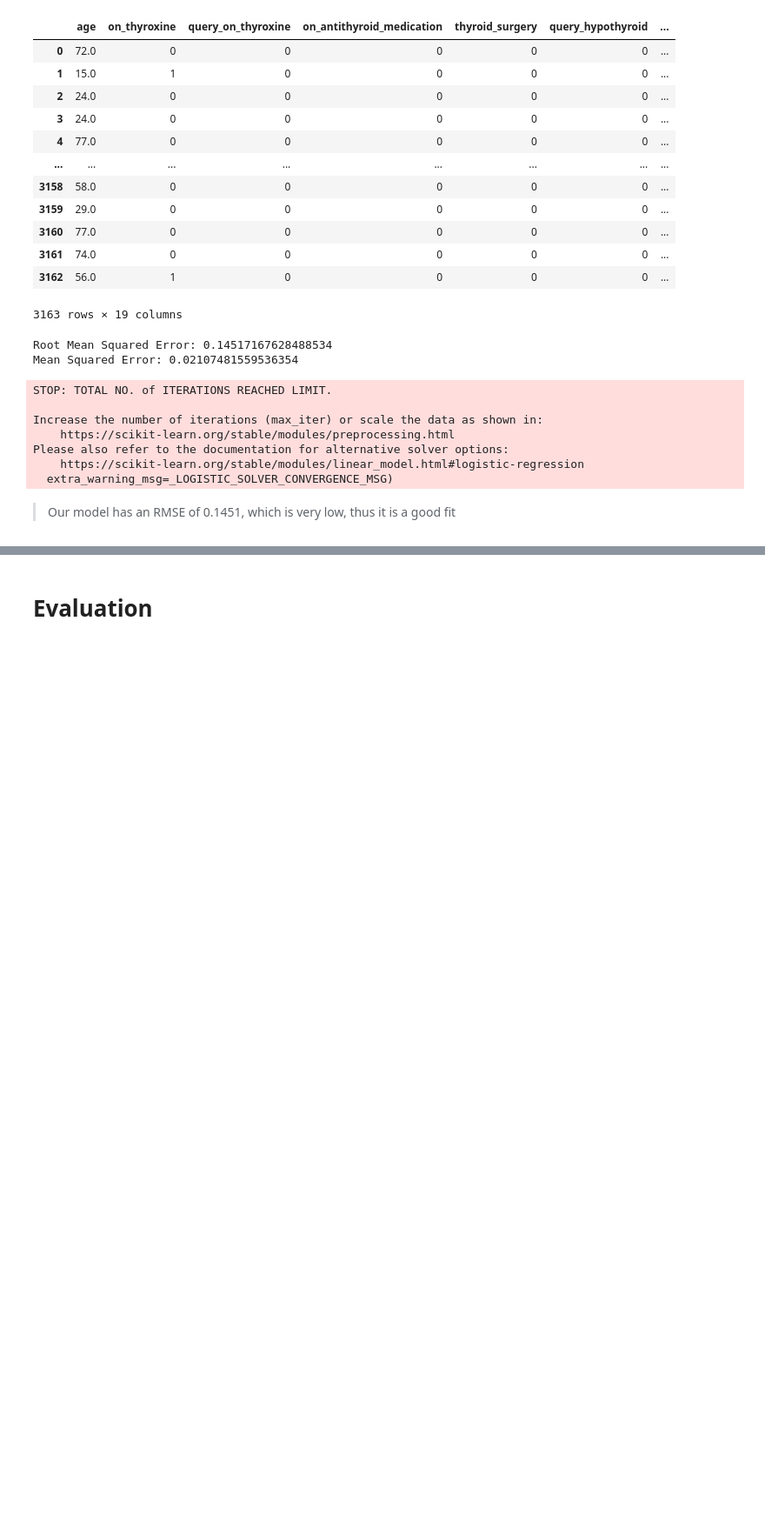
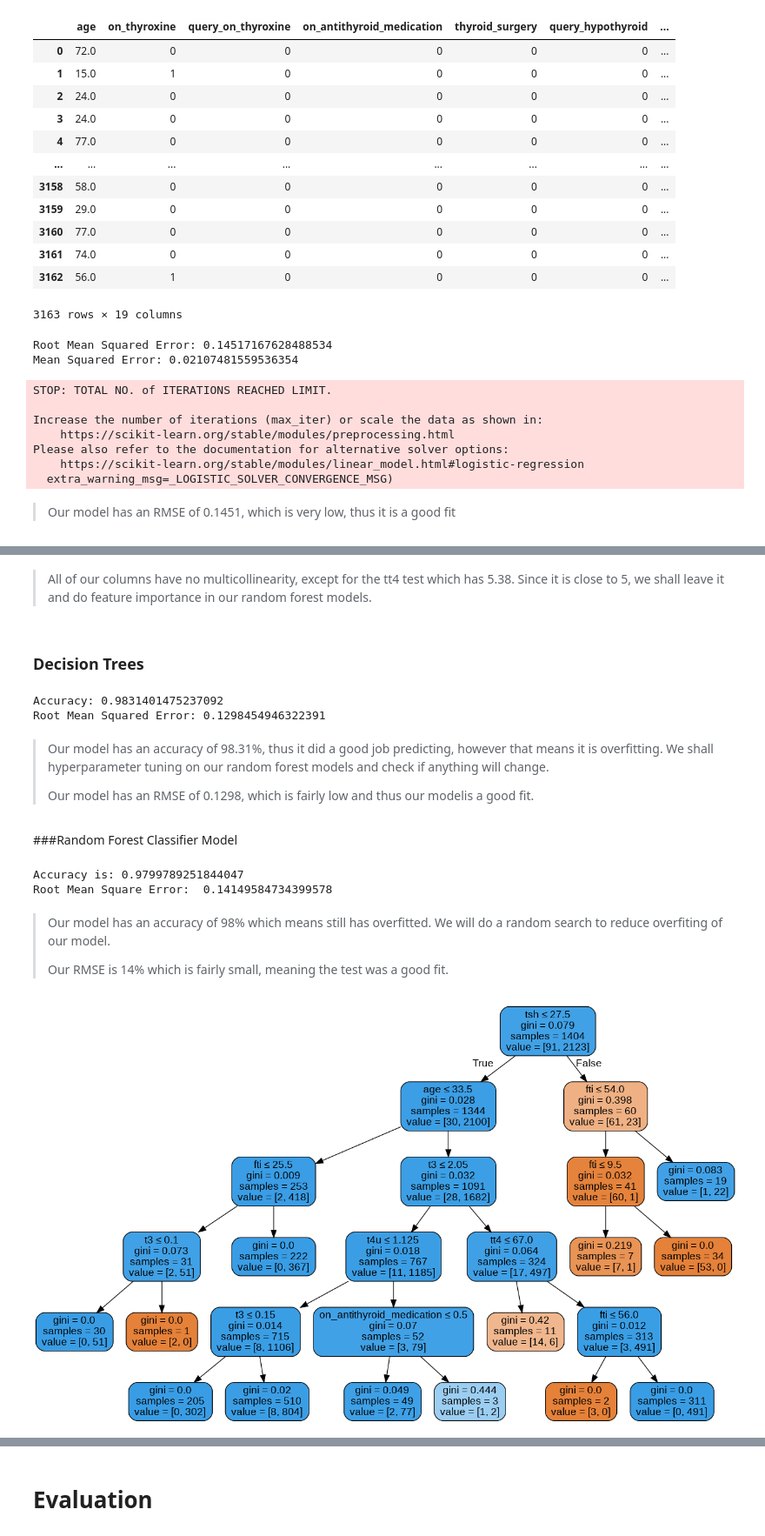
Before and after one commit to beatricekiplagat/Hypothyroidism-Prediction, a Jupyter notebook: Hypothyroidism_Prediction.ipynb, the cells around one changed output, grey strips where cells are left out. Shown at 87% size. Drawn from its saved outputs; the diff is of its cells as text; code cells hidden in the pictures; blank space fills up the shorter version.

```diff
--- a/Hypothyroidism_Prediction.ipynb
+++ b/Hypothyroidism_Prediction.ipynb
@@ -809,0 +811,49 @@ df_num
+# %% [markdown]
+> All of our columns have no multicollinearity, except for the tt4 test which has 5.38. Since it is close to 5, we shall leave it and do feature importance in our random forest models.
+# %% [markdown]
+### Decision Trees
+# %%
+# Defining the predictor and target variables.
+#
+X = df.drop(['status'],axis=1)
+y = df['status']
+# Building my model
+#
+X_train,X_test,y_train,y_test = train_test_split(X,y,test_size=0.3,random_state=101)
+tree = DecisionTreeClassifier()
+tree = tree.fit(X_train,y_train)
+y_pred = tree.predict(X_test)
+
+# Assessing the perfromance of the model.
+
+print('Accuracy:', metrics.accuracy_score(y_test,y_pred))
+print('Root Mean Squared Error:', np.sqrt(metrics.mean_squared_error(y_test,y_pred)))
+# %% [output]
+Accuracy: 0.9831401475237092
+Root Mean Squared Error: 0.1298454946322391
+# %% [markdown]
+> Our model has an accuracy of 98.31%, thus it did a good job predicting, however that means it is overfitting. We shall hyperparameter tuning on our random forest models and check if anything will change.
+>
+> Our model has an RMSE of 0.1298, which is fairly low and thus our modelis a good fit.
+# %% [markdown]
+###Random Forest Classifier Model
+# %%
+# Fitting our data in a Random Forest model.
+#
+forest = RandomForestClassifier(n_estimators=100,random_state=42,min_samples_split=20,max_depth=5)
+forest.fit(X_train,y_train)
+
+# Predicting using our test values.
+#
+y_predict = forest.predict(X_test)
+
+#Printing out the mtrics which is the RMSE and the accuracy
+print('Accuracy is:', metrics.accuracy_score(y_test,y_predict))
+print('Root Mean Square Error: ', np.sqrt(metrics.mean_squared_error(y_test,y_predict)))
+# %% [output]
+Accuracy is: 0.9799789251844047
+Root Mean Square Error:  0.14149584734399578
+# %% [markdown]
+> Our model has an accuracy of 98% which means still has overfitted. We will do a random search to reduce overfiting of our model.
+>
+> Our RMSE is 14% which is fairly small, meaning the test was a good fit.
@@ -809,0 +863,15 @@ df_num
+# %%
+# Visualizing the decision tree of our 50th tree in our forest.
+#
+StringIO().write(str((1,2)))
+tree = forest.estimators_[3]
+
+dot_data = StringIO()
+export_graphviz(tree, out_file=dot_data,
+                filled=True, rounded=True,
+                special_characters=True,feature_names = X.columns)
+graph = pydotplus.graph_from_dot_data(dot_data.getvalue())
+graph.write_png('Hypothroidism')
+Image(graph.create_png())
+# %% [output]
+[figure, added]
```
Also changed, not shown: parts of 26 cells of this notebook.
